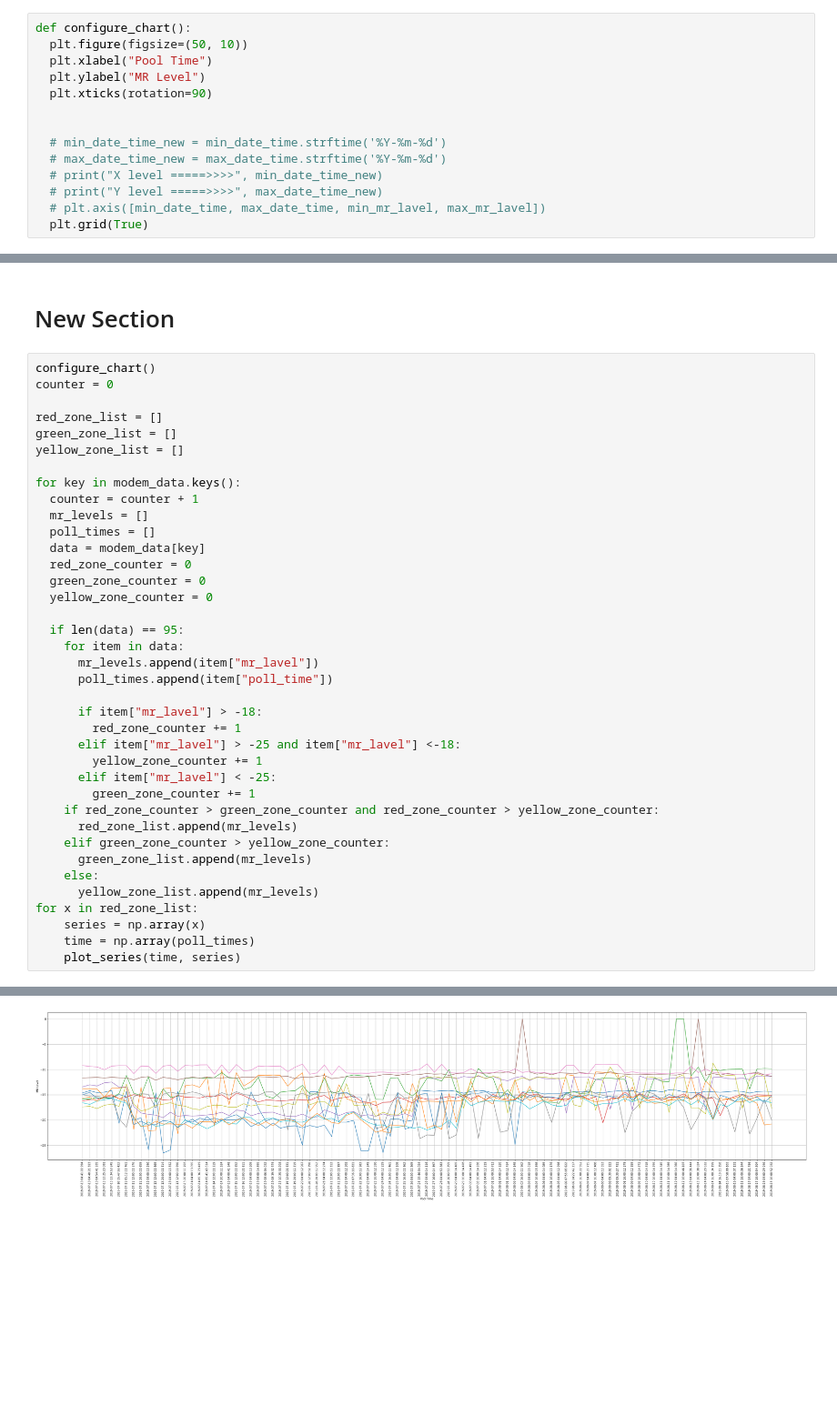
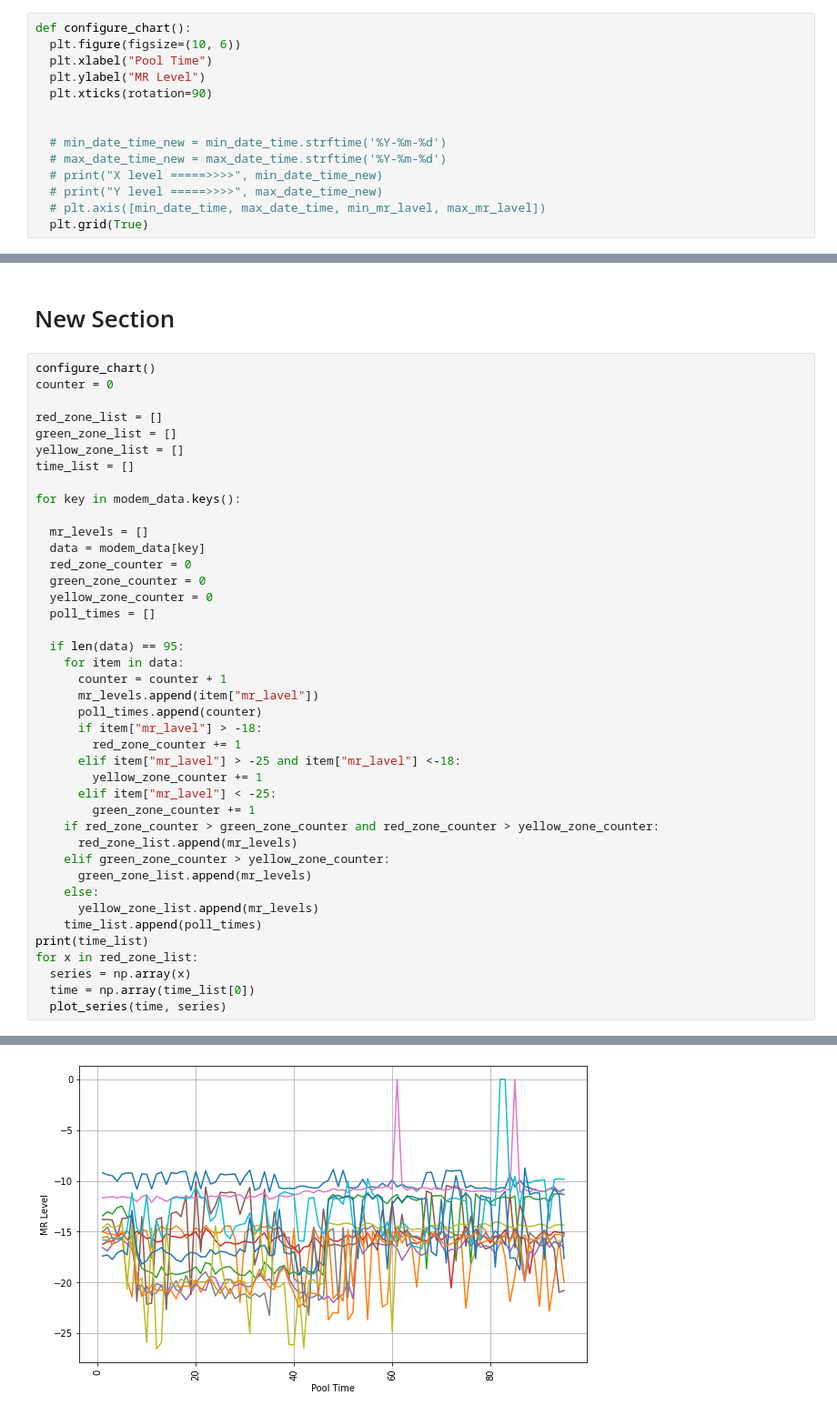
Before and after one commit to KSolves-ML/PNM-ML-POC, a Jupyter notebook: pnm_prediction.ipynb, the cells around one changed output, grey strips where cells are left out. Shown at 91% size. Saved outputs shown, nothing was run; the diff lists cells and outputs as text; blank space fills up the shorter version.

```diff
--- a/pnm_prediction.ipynb
+++ b/pnm_prediction.ipynb
@@ -89,7 +89,7 @@ def plot_series(time, series, format='-', start=0, end=None):
   plt.plot(time[start:end], series[start:end], format)
 # %%
 def configure_chart():
-  plt.figure(figsize=(50, 10))
+  plt.figure(figsize=(10, 6))
   plt.xlabel("Pool Time")
   plt.ylabel("MR Level")
   plt.xticks(rotation=90)
@@ -118,21 +118,22 @@ counter = 0
 red_zone_list = []
 green_zone_list = []
 yellow_zone_list = []
+time_list = []
 
 for key in modem_data.keys():
-  counter = counter + 1
+
   mr_levels = []
-  poll_times = []
   data = modem_data[key]
   red_zone_counter = 0
   green_zone_counter = 0
   yellow_zone_counter = 0
+  poll_times = []
 
   if len(data) == 95:
     for item in data:
+      counter = counter + 1
       mr_levels.append(item["mr_lavel"])
-      poll_times.append(item["poll_time"])
-
+      poll_times.append(counter)
       if item["mr_lavel"] > -18:
         red_zone_counter += 1
       elif item["mr_lavel"] > -25 and item["mr_lavel"] <-18:
@@ -145,8 +146,10 @@ for key in modem_data.keys():
       green_zone_list.append(mr_levels)
     else:
       yellow_zone_list.append(mr_levels)
+    time_list.append(poll_times)
+print(time_list)
 for x in red_zone_list:
-    series = np.array(x)
-    time = np.array(poll_times)
-    plot_series(time, series)
+  series = np.array(x)
+  time = np.array(time_list[0])
+  plot_series(time, series)
 # %% [output]
@@ -153,2 +157,2 @@ for x in red_zone_list:
-[figure, old version]
+[figure, new version]
 # %%
```
Also changed, not shown: parts of 13 cells of this notebook.
